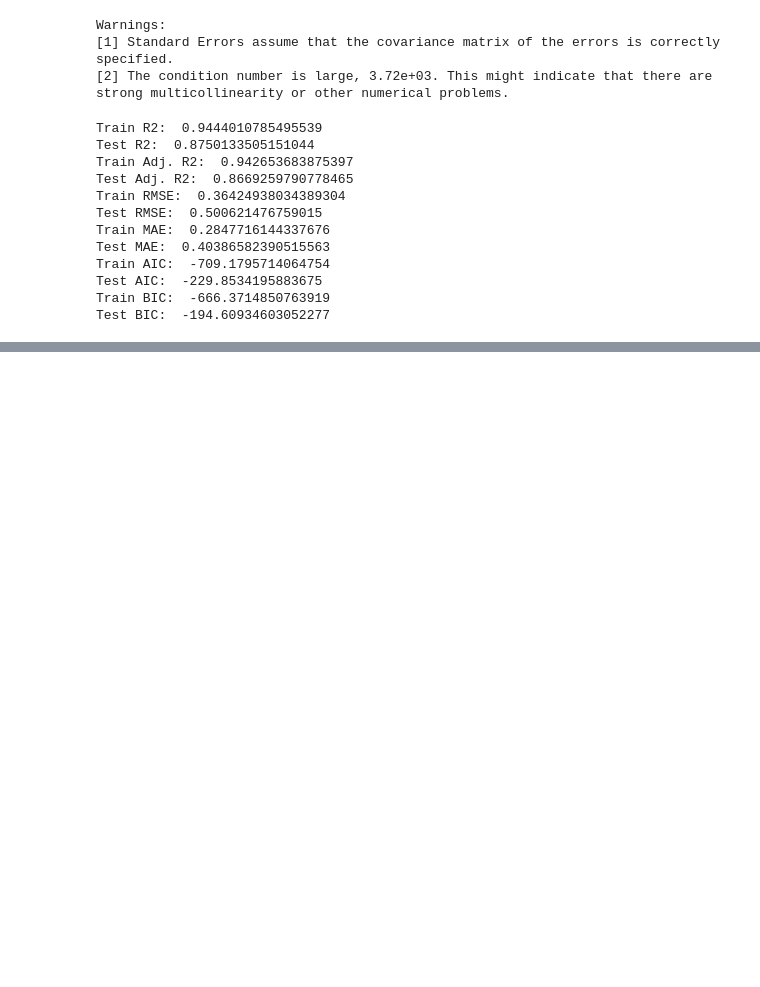
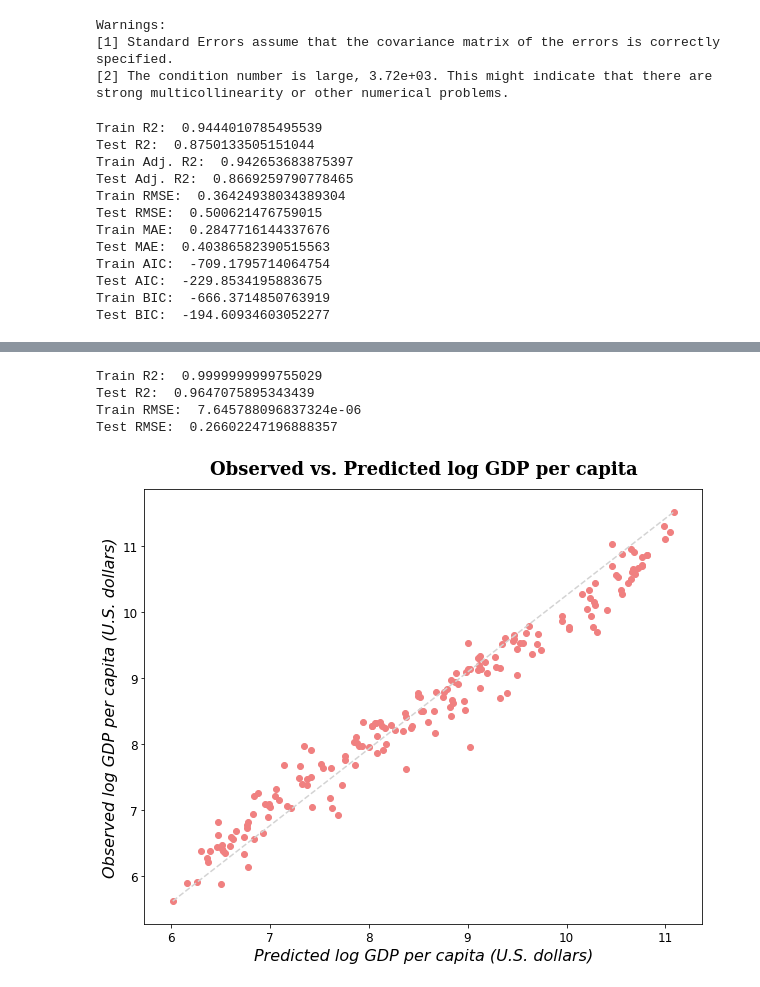
Before and after one commit to peterilhardt/UN_Countries, a Jupyter notebook: regression_analysis.ipynb, the cells around one changed output, grey strips where cells are left out. Saved outputs shown, nothing was run; the diff lists cells and outputs as text; code cells hidden in the pictures; blank space fills up the shorter version.

```diff
--- a/regression_analysis.ipynb
+++ b/regression_analysis.ipynb
@@ -1229,0 +1295,11 @@ Test BIC:  -194.60934603052277
+# %%
+# fit RF model with optimal parameters to whole training set (no scaling or feature selection needed)
+RF = RandomForestRegressor(n_jobs = -1,
+                           n_estimators = 500,
+                           random_state = 436,
+                           criterion = 'mse',
+                           min_samples_leaf = 1,
+                           max_features = 5,
+                           bootstrap = False
+                          )
+RF.fit(X_train.iloc[:, 1:], y_train['log_gdp'])
@@ -1229,0 +1314,29 @@ Test BIC:  -194.60934603052277
+# %%
+# evaluate on training and test sets - explains 96% of variance in test set and has typical deviation of $1.30!
+print('Train R2: ', r2_score(y_train, RF.predict(X_train.iloc[:, 1:])))
+print('Test R2: ', r2_score(y_test, RF.predict(X_test.iloc[:, 1:])))
+print('Train RMSE: ', np.sqrt(mean_squared_error(y_train, RF.predict(X_train.iloc[:, 1:]))))
+print('Test RMSE: ', np.sqrt(mean_squared_error(y_test, RF.predict(X_test.iloc[:, 1:]))))
+# %% [output]
+Train R2:  0.9999999999755029
+Test R2:  0.9647075895343439
+Train RMSE:  7.645788096837324e-06
+Test RMSE:  0.26602247196888357
+# %%
+#Scatterplot of observed vs. predicted log GDP for RF model
+plt.figure(figsize = (10,8))
+plt.plot(np.linspace(RF.predict(X_test.iloc[:, 1:]).min(), RF.predict(X_test.iloc[:, 1:]).max()),
+         np.linspace(y_test.min(), y_test.max()), color = 'lightgrey', linestyle = '--')
+plt.scatter(RF.predict(X_test.iloc[:, 1:]), y_test, color = 'lightcoral')
+plt.title("Observed vs. Predicted log GDP per capita", fontsize = 18,
+          fontweight = 'bold', family = 'serif', y = 1.02)
+plt.xlabel("Predicted log GDP per capita (U.S. dollars)", fontsize = 16, style = 'italic')
+plt.ylabel("Observed log GDP per capita (U.S. dollars)", fontsize = 16, style = 'italic')
+plt.xticks(fontsize = 12)
+plt.yticks(fontsize = 12)
+
+plt.savefig('Obs_vs_Pred_RF.png', dpi = 100, bbox_inches = 'tight')
+plt.show()
+plt.close()
+# %% [output]
+[figure, added]
```
Also changed, not shown: parts of 16 cells of this notebook, 25 other files.
